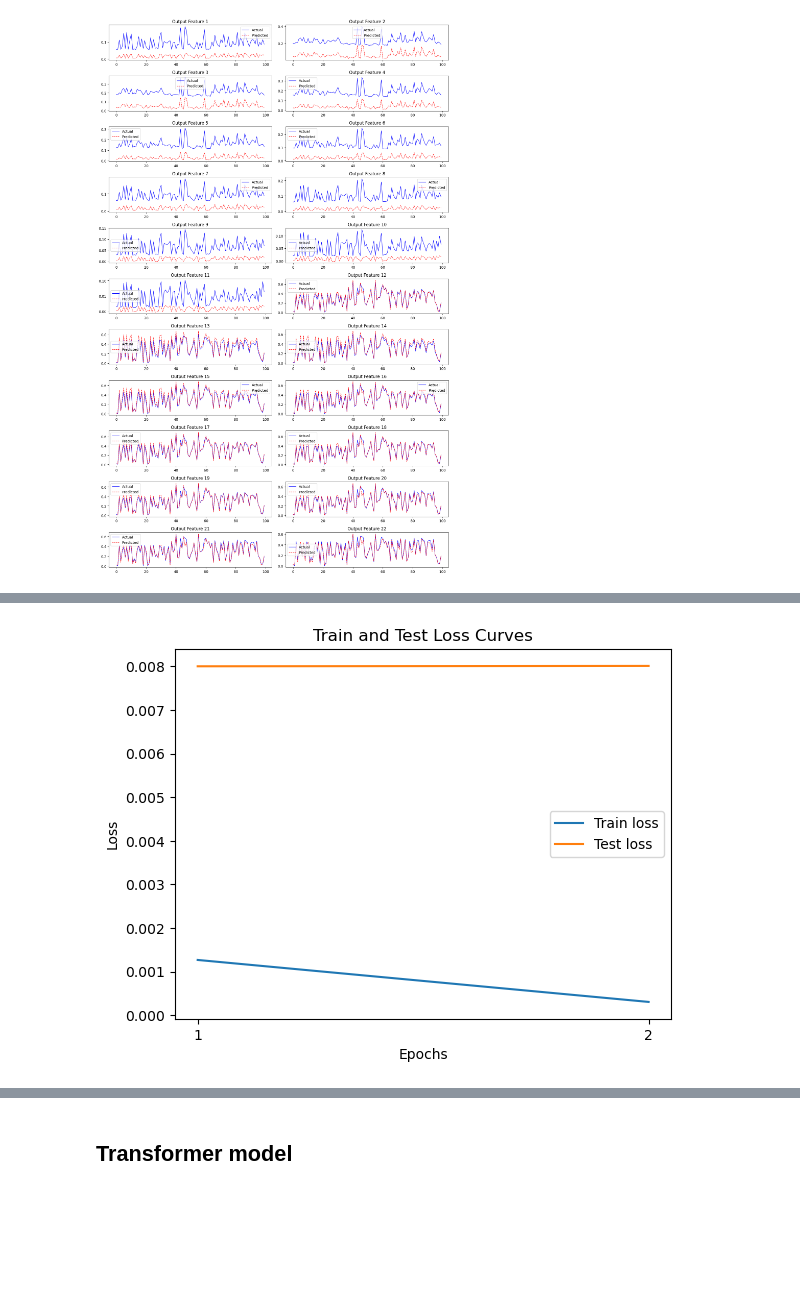
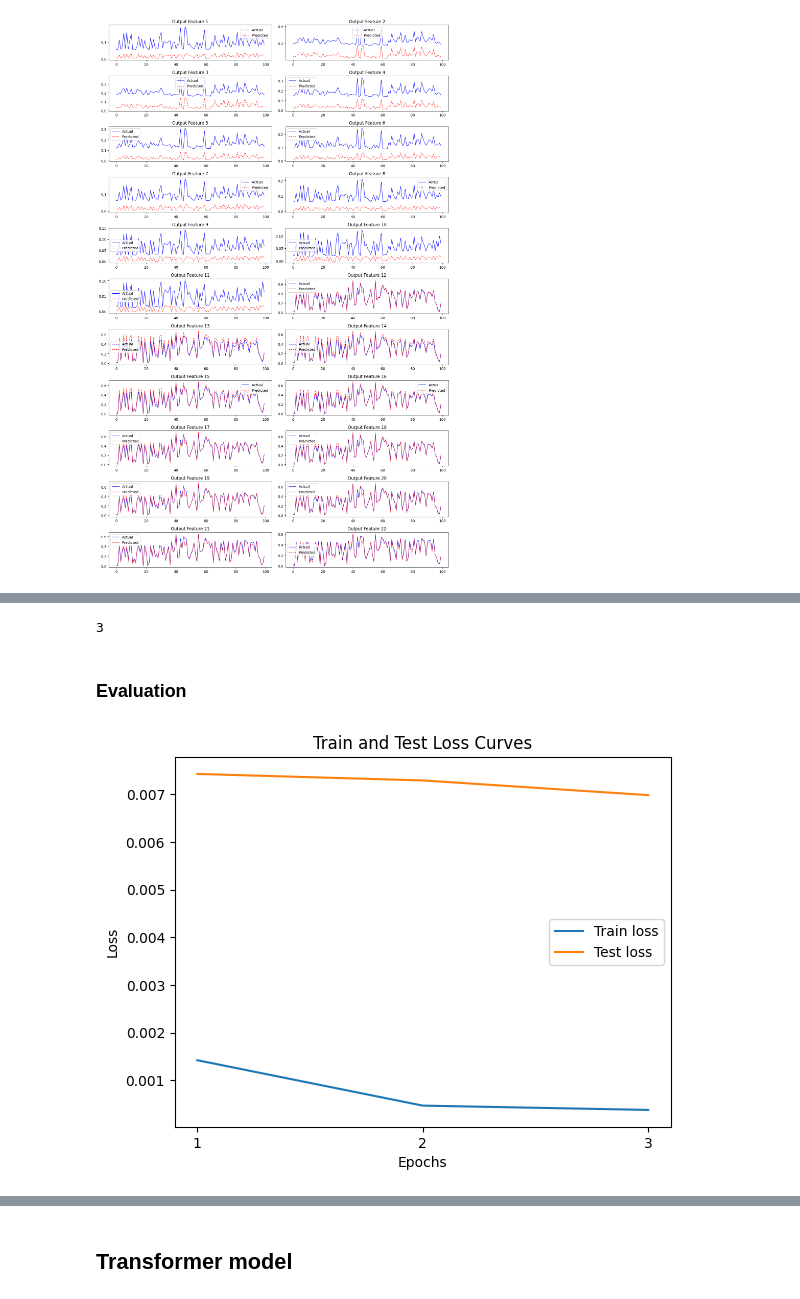
Before and after one commit to SunzidHassan/Research, a Jupyter notebook: 23-24_Automatic-Control-Lab/Projects/24_Aerosol/24_aerosol.ipynb, the cells around one changed output, grey strips where cells are left out. Drawn from its saved outputs; the diff is of its cells as text; code cells hidden in the pictures; blank space fills up the shorter version.

```diff
--- a/23-24_Automatic-Control-Lab/Projects/24_Aerosol/24_aerosol.ipynb
+++ b/23-24_Automatic-Control-Lab/Projects/24_Aerosol/24_aerosol.ipynb
@@ -609,6 +613,8 @@ class CombinedRegressionModelWithConv(nn.Module):
 
         return x
 # %%
+# Check if a GPU is available, otherwise fall back to CPU
+device = torch.device('cuda' if torch.cuda.is_available() else 'cpu')
 
 # Instantiate the model and move it to the GPU (if available)
 geometry_size = 3  # Geometry shape (3 features)
@@ -621,7 +627,7 @@ criterion = nn.MSELoss()  # Mean Squared Error for regression
 optimizer = optim.Adam(pace318_conv_model.parameters(), lr=0.001)  # Adam optimizer
 
 # Training loop
-num_epochs = 5  # Number of training epochs
+num_epochs = 3  # Number of training epochs
 
 epoch_count = []
 train_loss_values = []
@@ -660,7 +668,7 @@ for epoch in range(num_epochs):
     train_loss_values.append(avg_train_loss)
 
     # Evaluate on the test set
-    CombinedRegressionModel.eval()  # Set model to evaluation mode
+    model.eval()  # Set model to evaluation mode
     test_loss = 0.0  # Track total test loss for this epoch
 
     with torch.inference_mode():  # No gradients needed
@@ -687,20 +700,26 @@ print("Training complete and model saved.")
+# %%
+len(test_loss_values)
+# %% [output]
+3
+# %% [markdown]
+### Evaluation
 # %%
 import matplotlib.pyplot as plt
 
 # Plot train and test loss values
-plt.plot(epoch_count, train_loss_values, label="Train loss")
+plt.plot(epoch_count, train_loss_values[:3], label="Train loss")
 plt.plot(epoch_count, test_loss_values, label="Test loss")
 plt.title("Train and Test Loss Curves")
 plt.xlabel("Epochs")
 plt.ylabel("Loss")
 plt.legend()
 
 # Set x-ticks to show integers only
 plt.xticks(ticks=epoch_count)
 
 plt.show()
 # %% [output]
-[figure, old version]
+[figure, new version]
 # %%
 import matplotlib.pyplot as plt
 import numpy as np
```
Also changed, not shown: parts of 48 cells of this notebook, 2 other files.
